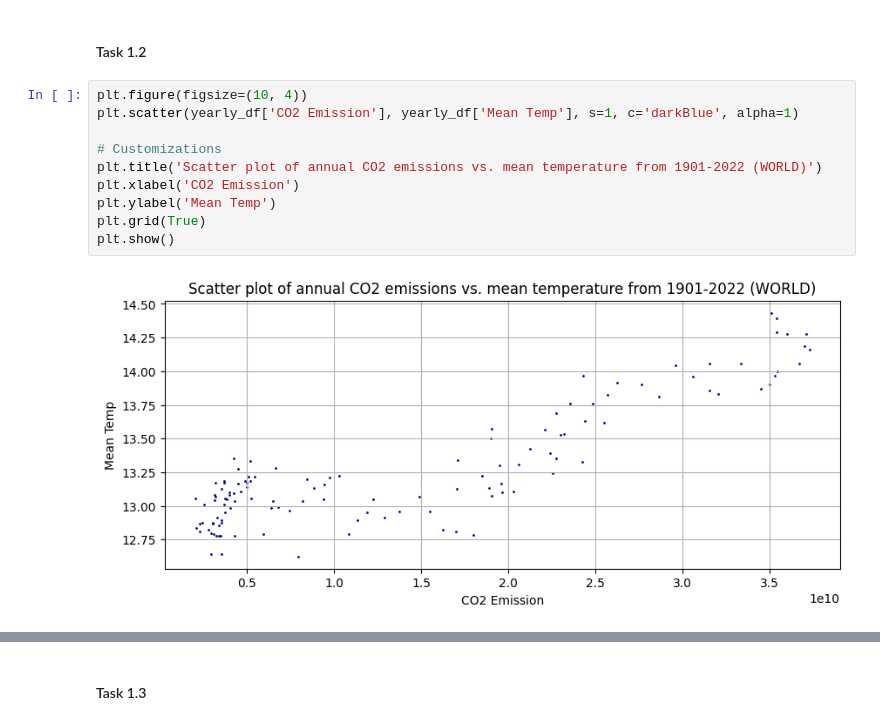
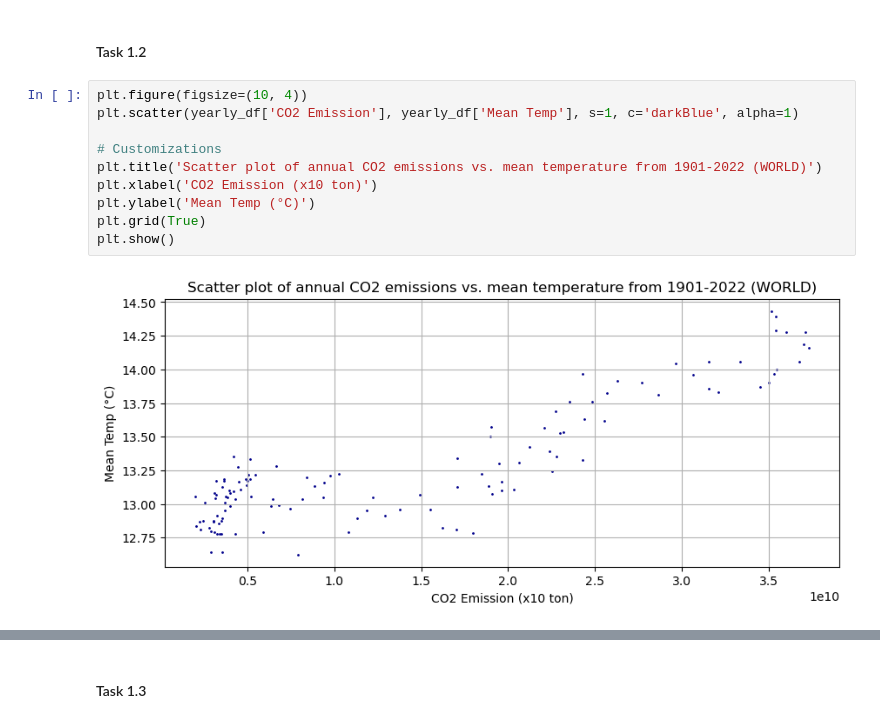
Before and after one commit to mpn1008/RM_assignments, a Jupyter notebook: RM_A03_Group_B/RM_A03_Group.ipynb, the cells around one changed output, grey strips where cells are left out. Cells and saved outputs as stored; diff of their text form.

```diff
--- a/RM_A03_Group_B/RM_A03_Group.ipynb
+++ b/RM_A03_Group_B/RM_A03_Group.ipynb
@@ -108,12 +108,12 @@ yearly_df.head()
 # %%
 plt.figure(figsize=(10, 4))
 plt.scatter(yearly_df['CO2 Emission'], yearly_df['Mean Temp'], s=1, c='darkBlue', alpha=1)
 
 # Customizations
 plt.title('Scatter plot of annual CO2 emissions vs. mean temperature from 1901-2022 (WORLD)')
-plt.xlabel('CO2 Emission')
-plt.ylabel('Mean Temp')
+plt.xlabel('CO2 Emission (x10 ton)')
+plt.ylabel('Mean Temp (°C)')
 plt.grid(True)
 plt.show()
 # %% [output]
-[figure, old version]
+[figure, new version]
```
Also changed, not shown: parts of 22 cells of this notebook.
